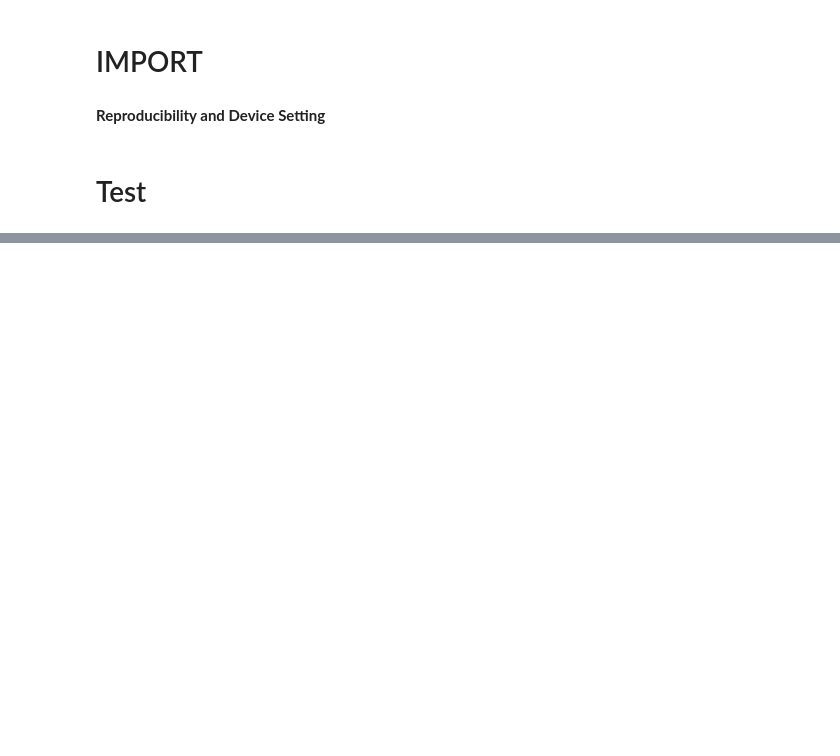
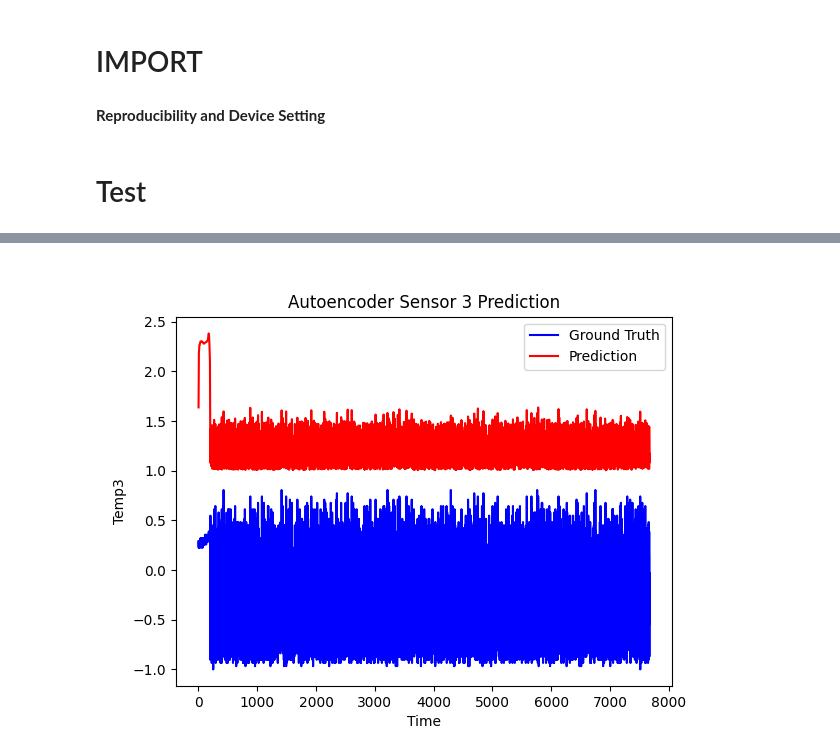
Before and after one commit to cybernetic-m/eai-project, a Jupyter notebook: notebook_exam_test.ipynb, the cells around one changed output, grey strips where cells are left out. Saved outputs shown, nothing was run; the diff lists cells and outputs as text; code cells hidden in the pictures; blank space fills up the shorter version.

```diff
--- a/notebook_exam_test.ipynb
+++ b/notebook_exam_test.ipynb
@@ -320,0 +381,14 @@ t = [i for i in range(1, len(y_pred_list)+1)]
+# %%
+fig9, ax9 = plt.subplots()
+
+ax9.plot(t_x, x_true_sensor_3, label='Ground Truth', color='b')
+ax9.plot(t_x, x_pred_sensor_3, label='Prediction', color='r')
+ax9.set_title('Autoencoder Sensor 3 Prediction')
+ax9.set_xlabel('Time')
+ax9.set_ylabel('Temp3')
+plt.legend()
+
+plt.savefig(path + '/temp3')  # Save the figure to the specified path
+plt.show()
+# %% [output]
+[figure, added]
```
Also changed, not shown: parts of 15 cells of this notebook.
